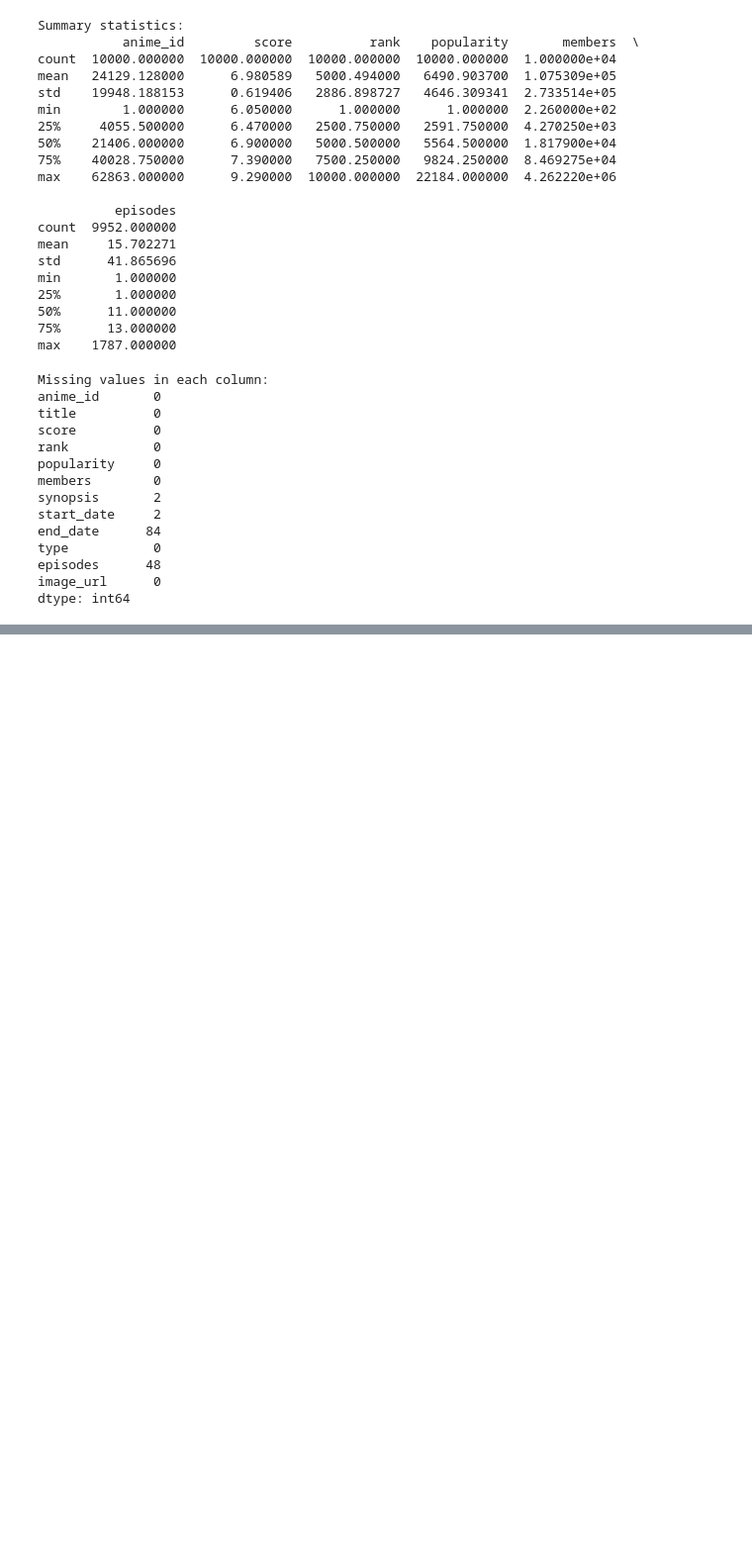
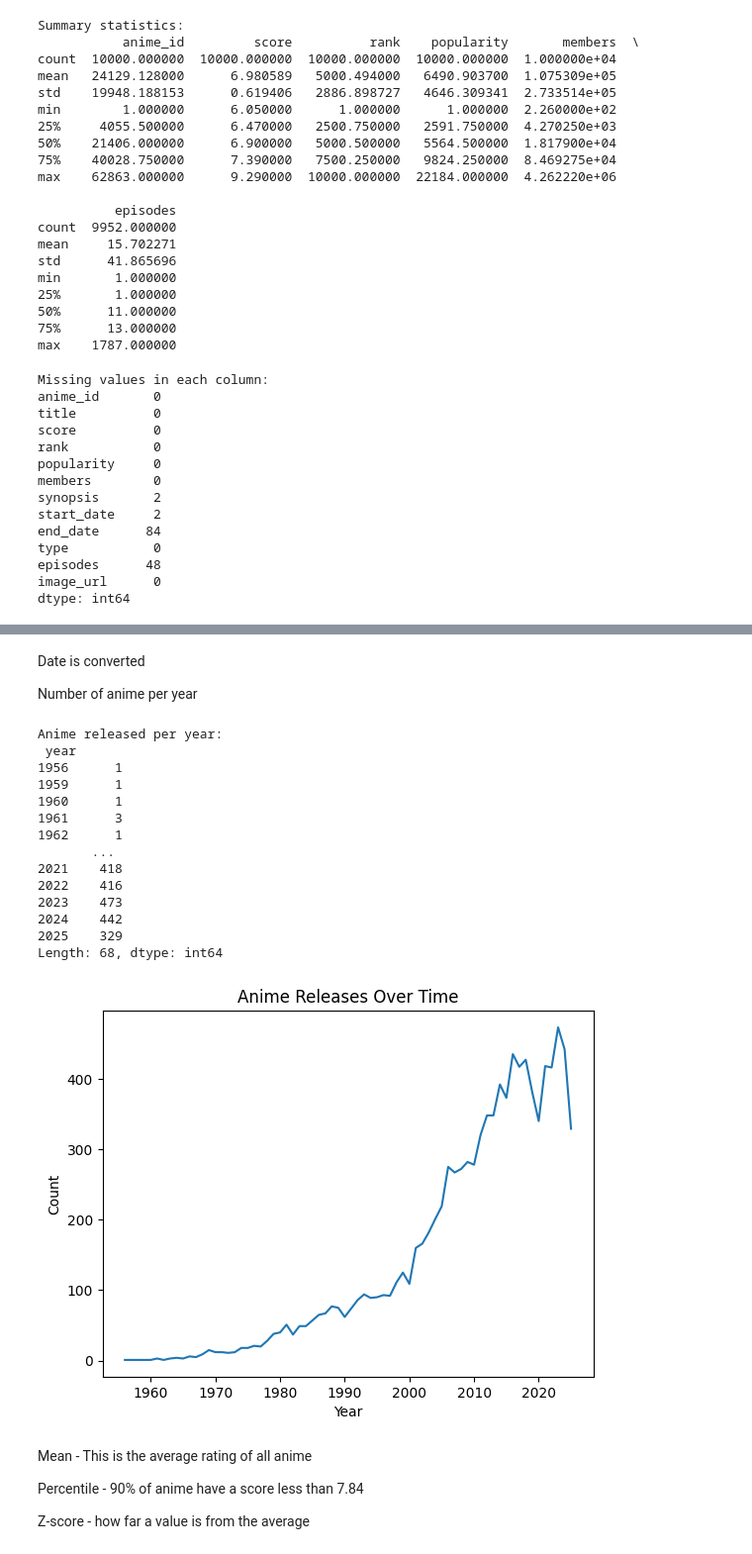
Before and after one commit to riasad30/Programming_In_Python_Final, a Jupyter notebook: python_final_Project.ipynb, the cells around one changed output, grey strips where cells are left out. Shown at 99% size. Saved outputs shown, nothing was run; the diff lists cells and outputs as text; code cells hidden in the pictures; blank space fills up the shorter version.

```diff
--- a/python_final_Project.ipynb
+++ b/python_final_Project.ipynb
@@ -110,0 +306,42 @@ dtype: int64
+# %% [markdown]
+Date is converted
+
+Number of anime per year
+# %%
+
+df['start_date'] = pd.to_datetime(df['start_date'], errors='coerce')
+df['year'] = df['start_date'].dt.year
+
+
+trend = df.groupby('year').size()
+
+print("\nAnime released per year:\n", trend)
+
+
+trend.plot(kind='line')
+plt.title("Anime Releases Over Time")
+plt.xlabel("Year")
+plt.ylabel("Count")
+plt.show()
+# %% [output]
+Anime released per year:
+ year
+1956      1
+1959      1
+1960      1
+1961      3
+1962      1
+       ...
+2021    418
+2022    416
+2023    473
+2024    442
+2025    329
+Length: 68, dtype: int64
+[figure, added]
+# %% [markdown]
+Mean - This is the average rating of all anime
+
+Percentile - 90% of anime have a score less than 7.84
+
+Z-score - how far a value is from the average
```
Also changed, not shown: parts of 18 cells of this notebook.
